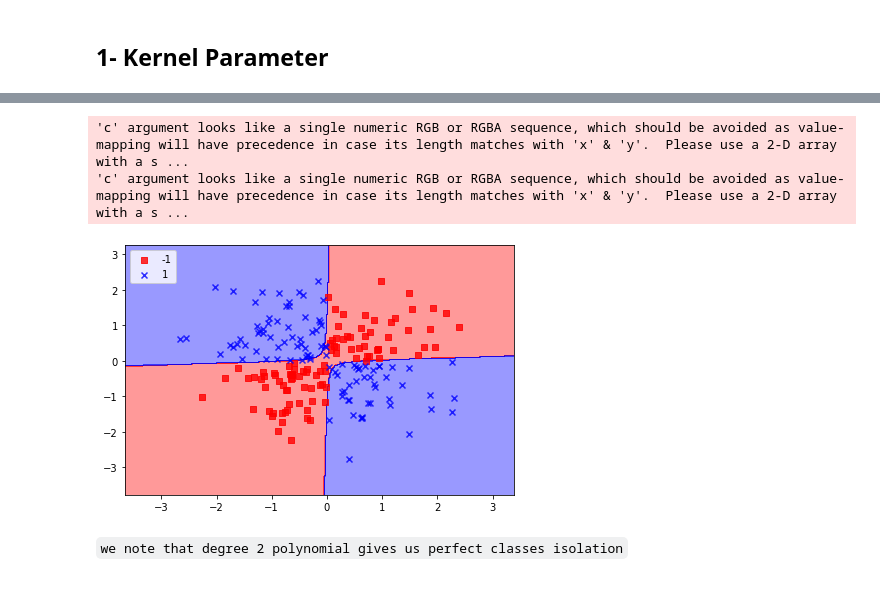
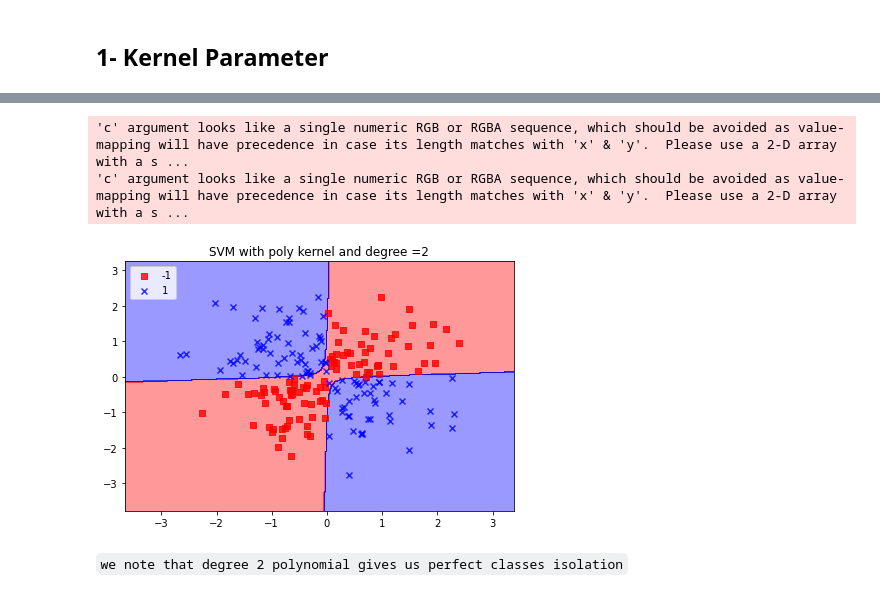
Before and after one commit to Mohamed209/machine-learning-course, a Jupyter notebook: Chapter_4_supervised_learning/3_support-vector-machine/1_svm_algorithm/SVM_parameters_tuning.ipynb, the cells around one changed output, grey strips where cells are left out. Cells and saved outputs as stored; diff of their text form; code cells hidden in the pictures.

```diff
--- a/Chapter_4_supervised_learning/3_support-vector-machine/1_svm_algorithm/SVM_parameters_tuning.ipynb
+++ b/Chapter_4_supervised_learning/3_support-vector-machine/1_svm_algorithm/SVM_parameters_tuning.ipynb
@@ -102,18 +103,19 @@ plt.show()
 # %%
 # Create a SVC classifier using a poly kernel
 svm = SVC(kernel='poly',degree=2)
 # Train the classifier
 svm.fit(X_xor, y_xor)
 
 # Visualize the decision boundaries
 plot_decision_regions(X_xor, y_xor, classifier=svm)
 plt.legend(loc='upper left')
 plt.tight_layout()
+plt.title('SVM with poly kernel and degree =2')
 plt.show()
 # %% [output]
 'c' argument looks like a single numeric RGB or RGBA sequence, which should be avoided as value-mapping will have precedence in case its length matches with 'x' & 'y'.  Please use a 2-D array with a s ...
 'c' argument looks like a single numeric RGB or RGBA sequence, which should be avoided as value-mapping will have precedence in case its length matches with 'x' & 'y'.  Please use a 2-D array with a s ...
-[figure, old version]
+[figure, new version]
 # %% [markdown]
 `we note that degree 2 polynomial gives us perfect classes isolation`
 # %% [markdown]
```
Also changed, not shown: parts of 3 cells of this notebook.
